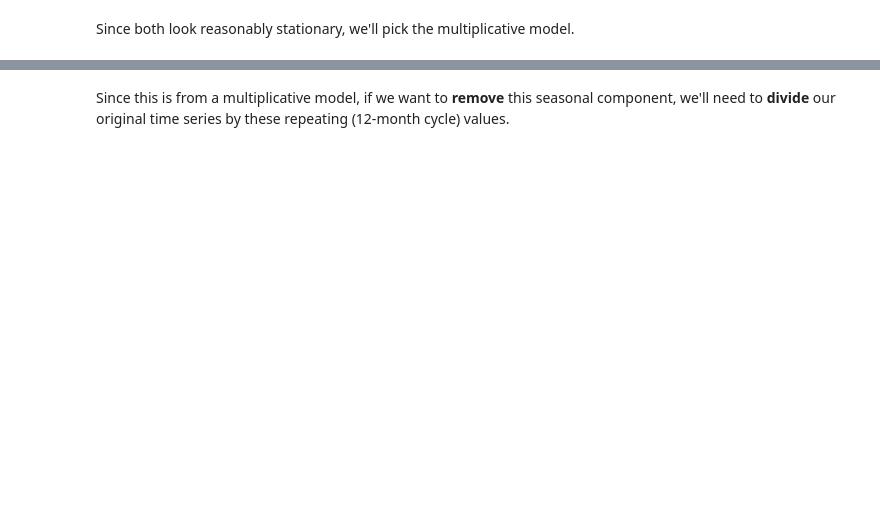
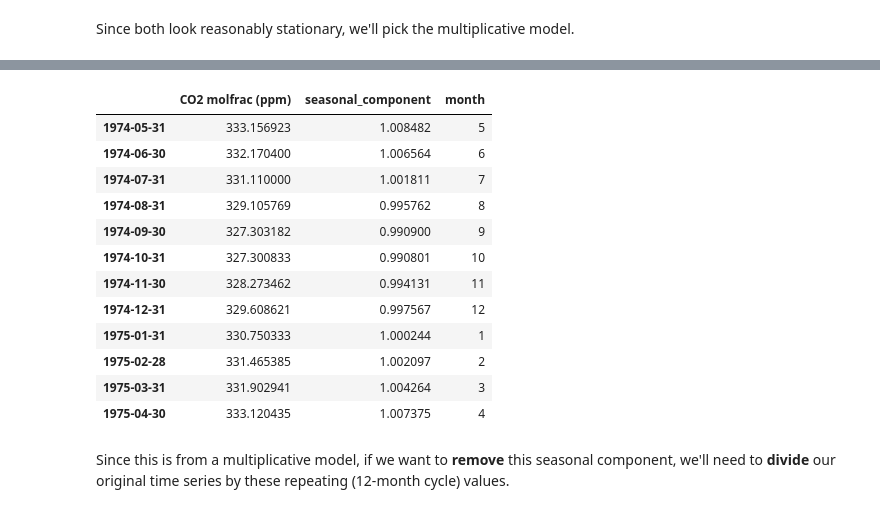
Before and after one commit to ParissaPeimaniyfard/data-arima-101, a Jupyter notebook: arima_seasonal_intro.ipynb, the cells around one changed output, grey strips where cells are left out. Drawn from its saved outputs; the diff is of its cells as text; code cells hidden in the pictures; blank space fills up the shorter version.

```diff
--- a/arima_seasonal_intro.ipynb
+++ b/arima_seasonal_intro.ipynb
@@ -428,4 +449,5 @@ After you do this, create a separate, smaller DataFrame that only includes __one
 
 <img src = "https://wagon-public-datasets.s3.amazonaws.com/data-science-images/05-ML/09-Time-Series/seasonal_component_one.png">
 # %%
-# YOUR CODE HERE
+train['seasonal_component']= multi.seasonal
+train.head()
@@ -432,3 +461,21 @@ After you do this, create a separate, smaller DataFrame that only includes __one
+# %%
+seasonal_one_year= pd.DataFrame(train[:12])
+seasonal_one_year['month']= seasonal_one_year.index.month
+seasonal_one_year
+# %% [output]
+|  | CO2 molfrac (ppm) | seasonal_component | month |
+| 1974-05-31 | 333.156923 | 1.008482 | 5 |
+| 1974-06-30 | 332.170400 | 1.006564 | 6 |
+| 1974-07-31 | 331.110000 | 1.001811 | 7 |
+| 1974-08-31 | 329.105769 | 0.995762 | 8 |
+| 1974-09-30 | 327.303182 | 0.990900 | 9 |
+| 1974-10-31 | 327.300833 | 0.990801 | 10 |
+| 1974-11-30 | 328.273462 | 0.994131 | 11 |
+| 1974-12-31 | 329.608621 | 0.997567 | 12 |
+| 1975-01-31 | 330.750333 | 1.000244 | 1 |
+| 1975-02-28 | 331.465385 | 1.002097 | 2 |
+| 1975-03-31 | 331.902941 | 1.004264 | 3 |
+| 1975-04-30 | 333.120435 | 1.007375 | 4 |
 # %% [markdown]
 Since this is from a multiplicative model, if we want to __remove__ this seasonal component, we'll need to __divide__ our original time series by these repeating (12-month cycle) values.
 # %%
```
Also changed, not shown: parts of 39 cells of this notebook, 1 other file.
